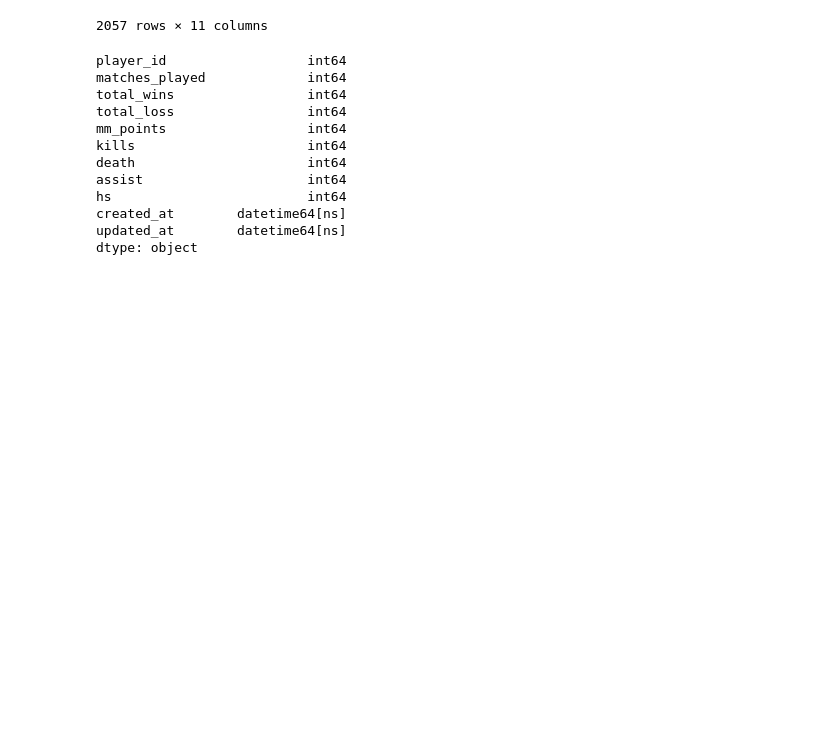
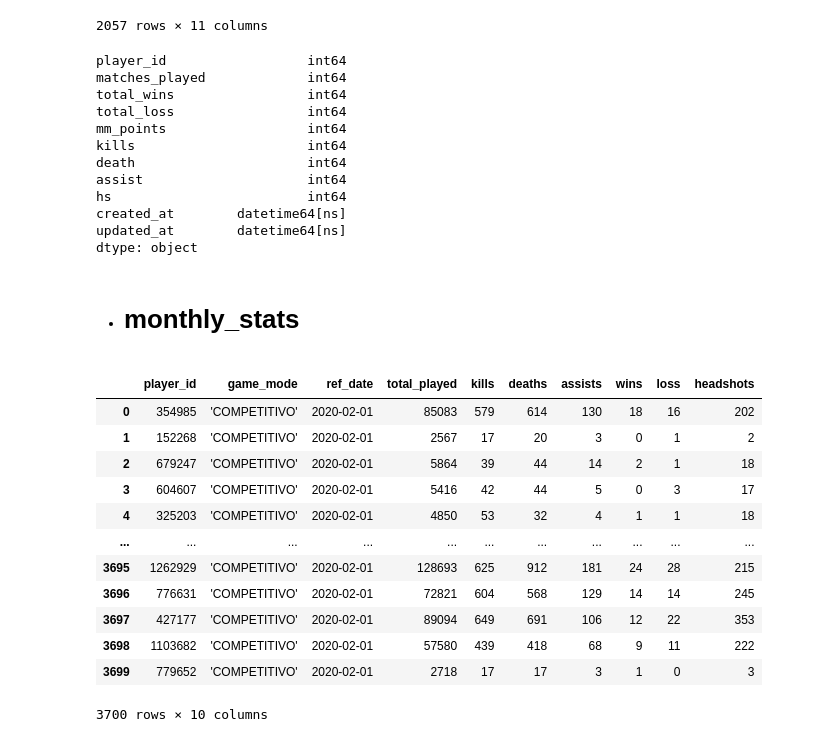
Before and after one commit to victor-s-santos/DataAnalystic-Test, a Jupyter notebook: pre-processing.ipynb, the cells around one changed output. Saved outputs shown, nothing was run; the diff lists cells and outputs as text; code cells hidden in the pictures; blank space fills up the shorter version.

Commit message:
changing df type for monthly_stats

```diff
--- a/pre-processing.ipynb
+++ b/pre-processing.ipynb
@@ -287,3 +287,31 @@ hs                         int64
 created_at        datetime64[ns]
 updated_at        datetime64[ns]
 dtype: object
+# %% [markdown]
+* # monthly_stats
+# %%
+#to datetime
+monthly_stats['ref_date'] = pd.to_datetime(monthly_stats['ref_date'])
+# %%
+#to numeric
+lista_monthly_stats = ['player_id', 'total_played', 'kills',
+                       'deaths', 'assists', 'wins',
+                       'loss', 'headshots']
+
+for i in range(len(lista_monthly_stats)):
+    monthly_stats[lista_monthly_stats[i]] = pd.to_numeric(monthly_stats[lista_monthly_stats[i]])
+monthly_stats
+# %% [output]
+|  | player_id | game_mode | ref_date | total_played | kills | deaths | assists | wins | loss | headshots |
+| 0 | 354985 | 'COMPETITIVO' | 2020-02-01 | 85083 | 579 | 614 | 130 | 18 | 16 | 202 |
+| 1 | 152268 | 'COMPETITIVO' | 2020-02-01 | 2567 | 17 | 20 | 3 | 0 | 1 | 2 |
+| 2 | 679247 | 'COMPETITIVO' | 2020-02-01 | 5864 | 39 | 44 | 14 | 2 | 1 | 18 |
+| 3 | 604607 | 'COMPETITIVO' | 2020-02-01 | 5416 | 42 | 44 | 5 | 0 | 3 | 17 |
+| 4 | 325203 | 'COMPETITIVO' | 2020-02-01 | 4850 | 53 | 32 | 4 | 1 | 1 | 18 |
+| ... | ... | ... | ... | ... | ... | ... | ... | ... | ... | ... |
+| 3695 | 1262929 | 'COMPETITIVO' | 2020-02-01 | 128693 | 625 | 912 | 181 | 24 | 28 | 215 |
+| 3696 | 776631 | 'COMPETITIVO' | 2020-02-01 | 72821 | 604 | 568 | 129 | 14 | 14 | 245 |
+| 3697 | 427177 | 'COMPETITIVO' | 2020-02-01 | 89094 | 649 | 691 | 106 | 12 | 22 | 353 |
+| 3698 | 1103682 | 'COMPETITIVO' | 2020-02-01 | 57580 | 439 | 418 | 68 | 9 | 11 | 222 |
+| 3699 | 779652 | 'COMPETITIVO' | 2020-02-01 | 2718 | 17 | 17 | 3 | 1 | 0 | 3 |
+3700 rows × 10 columns
```
Also changed, not shown: parts of 1 cell of this notebook.
